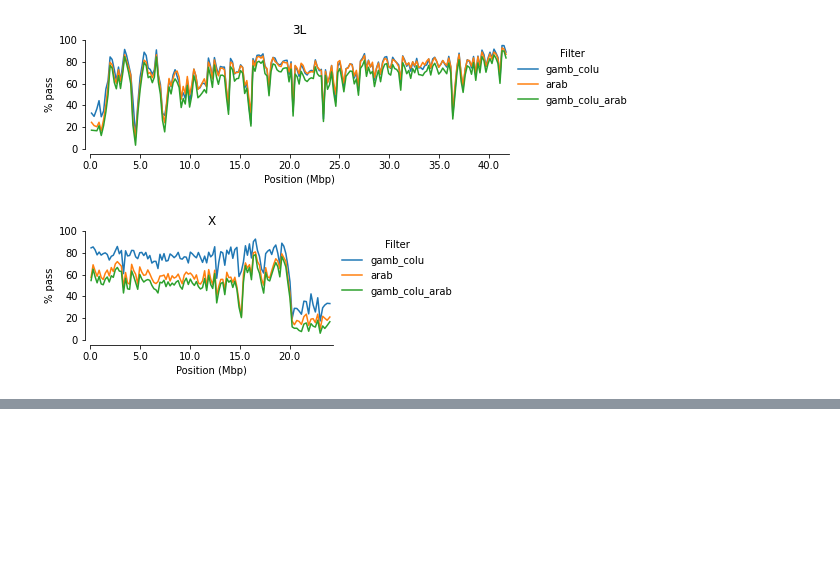
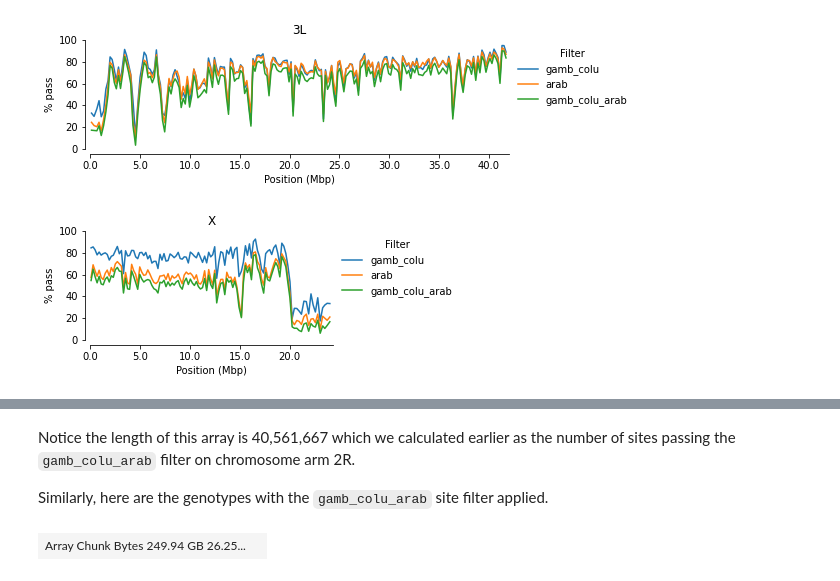
Before and after one commit to malariagen/vector-data, a Jupyter notebook: docs/ag3/examples/snps.ipynb, the cells around one changed output, grey strips where cells are left out. Saved outputs shown, nothing was run; the diff lists cells and outputs as text; code cells hidden in the pictures; blank space fills up the shorter version.

```diff
--- a/docs/ag3/examples/snps.ipynb
+++ b/docs/ag3/examples/snps.ipynb
@@ -597,0 +632,9 @@ plot_site_filters(contig="X")
+# %% [markdown]
+Notice the length of this array is 40,561,667 which we calculated earlier as the number of sites passing the `gamb_colu_arab` filter on chromosome arm 2R.
+
+Similarly, here are the genotypes with the `gamb_colu_arab` site filter applied.
+# %%
+gt = ag3.snp_genotypes(contig="2R", sample_sets="v3", site_mask="gamb_colu_arab")
+gt
+# %% [output]
+| Array Chunk Bytes 249.94 GB 26.25... |  |
```
Also changed, not shown: parts of 19 cells of this notebook.
